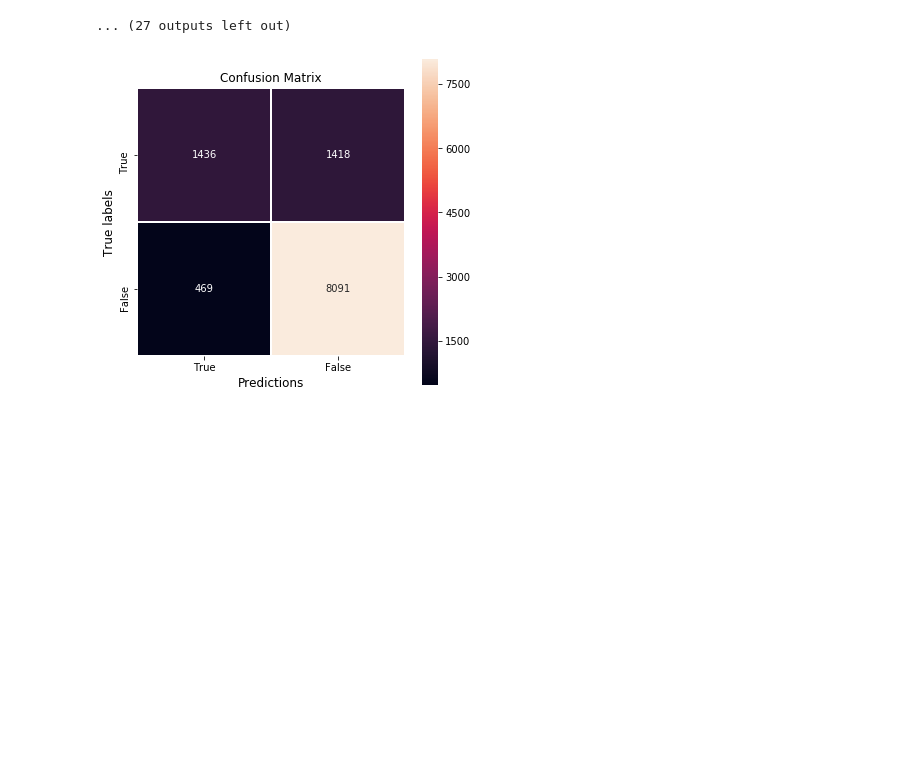
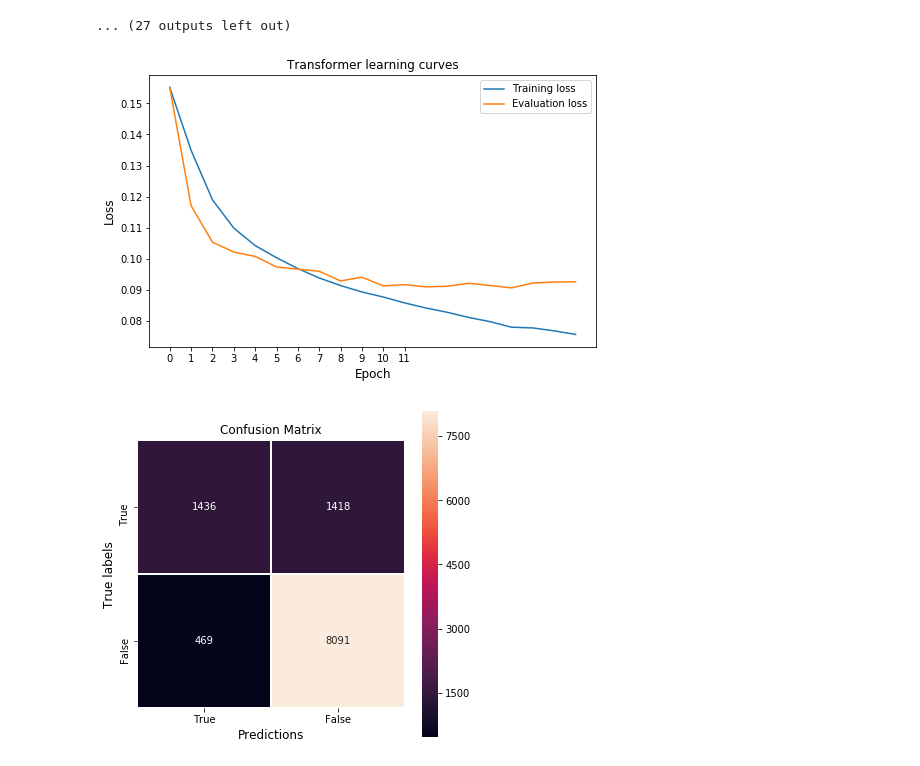
Before and after one commit to smvijaykumar/CS598-LHO, a Jupyter notebook: sentiment-analysis-drug-reviews/6_Transformer.ipynb, the cells around one changed output. Saved outputs shown, nothing was run; the diff lists cells and outputs as text; code cells hidden in the pictures; blank space fills up the shorter version.

```diff
--- a/sentiment-analysis-drug-reviews/6_Transformer.ipynb
+++ b/sentiment-analysis-drug-reviews/6_Transformer.ipynb
@@ -886,6 +886,22 @@ Iteration: 1200. Average training loss: 0.0913. Accuracy: 0.822
 Iteration: 1300. Average training loss: 0.0947. Accuracy: 0.823
 Iteration: 1400. Average training loss: 0.0960. Accuracy: 0.823
 ... (27 outputs left out)
+# %%
+train_avg_loss_list.insert(0, train_losses_list[0][0])
+eval_avg_loss_list.insert(0, train_losses_list[0][0])
+# %%
+# Plot the training and the validation learning curve
+plt.figure(figsize=(8,5))
+plt.plot(train_avg_loss_list, label='Training loss')
+plt.plot(eval_avg_loss_list, label='Evaluation loss')
+plt.xlabel('Epoch', size=12)
+plt.ylabel('Loss', size=12)
+plt.title('Transformer learning curves')
+plt.xticks(ticks=range(12))
+plt.legend()
+plt.show()
+# %% [output]
+[figure, added]
 # %%
 # Confusion matrix
 plt.figure(figsize=(6,6))
```
Also changed, not shown: 3 other files.
